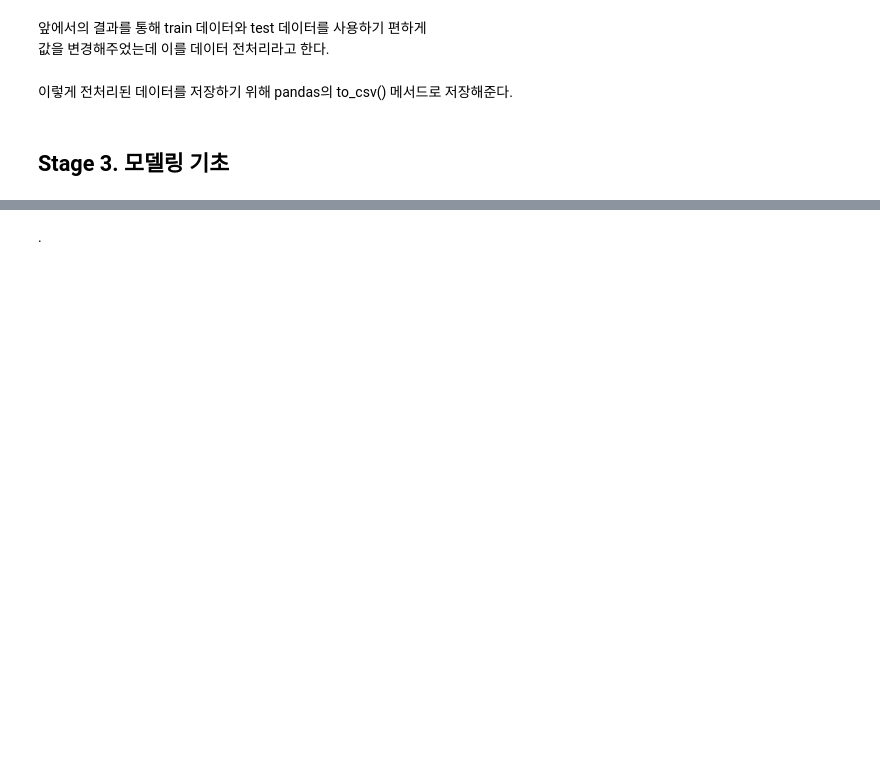
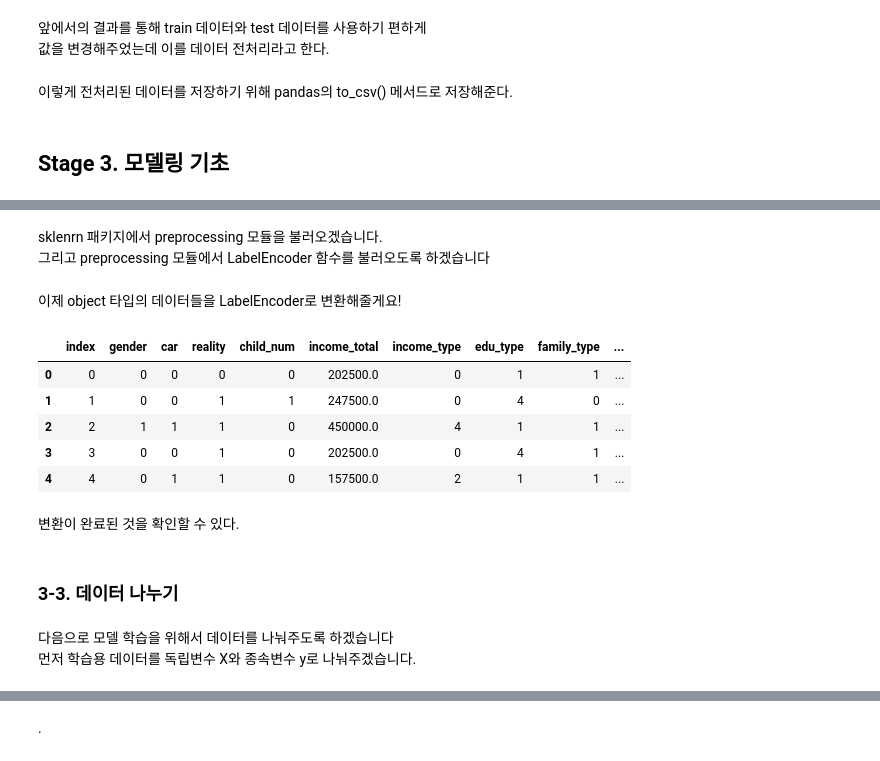
Before and after one commit to BaekJunehong/BIZnFIN, a Jupyter notebook: study/준홍/준홍_1차_학습코드.ipynb, the cells around one changed output, grey strips where cells are left out. Drawn from its saved outputs; the diff is of its cells as text; code cells hidden in the pictures; blank space fills up the shorter version.

```diff
--- a/study/준홍/준홍_1차_학습코드.ipynb
+++ b/study/준홍/준홍_1차_학습코드.ipynb
@@ -245,0 +357,35 @@ Name: occyp_type, dtype: float64
+# %% [markdown]
+sklenrn 패키지에서 preprocessing 모듈을 불러오겠습니다.
+그리고 preprocessing 모듈에서 LabelEncoder 함수를 불러오도록 하겠습니다
+# %%
+# sklearn 패키지의 preprocessing 모듈에서 LabelEncoder 함수를 불러옵니다
+from sklearn.preprocessing import LabelEncoder
+
+# le라는 변수에 LabelEncoder 함수를 할당합니다
+le = LabelEncoder()
+# %% [markdown]
+이제 object 타입의 데이터들을 LabelEncoder로 변환해줄게요!
+# %%
+# LabelEncoder로 object 타입 변수들을 수치형 데이터로 변환해줍니다
+cols = train.select_dtypes(include=['object']).columns
+
+for col in cols:
+    train[col] = le.fit_transform(train[col])
+    test[col] = le.fit_transform(test[col])
+# %%
+# 변환 결과를 확인합니다
+train.head()
+# %% [output]
+|  | index | gender | car | reality | child_num | income_total | income_type | edu_type | family_type | ... |
+| 0 | 0 | 0 | 0 | 0 | 0 | 202500.0 | 0 | 1 | 1 | ... |
+| 1 | 1 | 0 | 0 | 1 | 1 | 247500.0 | 0 | 4 | 0 | ... |
+| 2 | 2 | 1 | 1 | 1 | 0 | 450000.0 | 4 | 1 | 1 | ... |
+| 3 | 3 | 0 | 0 | 1 | 0 | 202500.0 | 0 | 4 | 1 | ... |
+| 4 | 4 | 0 | 1 | 1 | 0 | 157500.0 | 2 | 1 | 1 | ... |
+# %% [markdown]
+변환이 완료된 것을 확인할 수 있다.
+# %% [markdown]
+### 3-3. 데이터 나누기
+# %% [markdown]
+다음으로 모델 학습을 위해서 데이터를 나눠주도록 하겠습니다
+먼저 학습용 데이터를 독립변수 X와 종속변수 y로 나눠주겠습니다.
```
Also changed, not shown: parts of 24 cells of this notebook.
